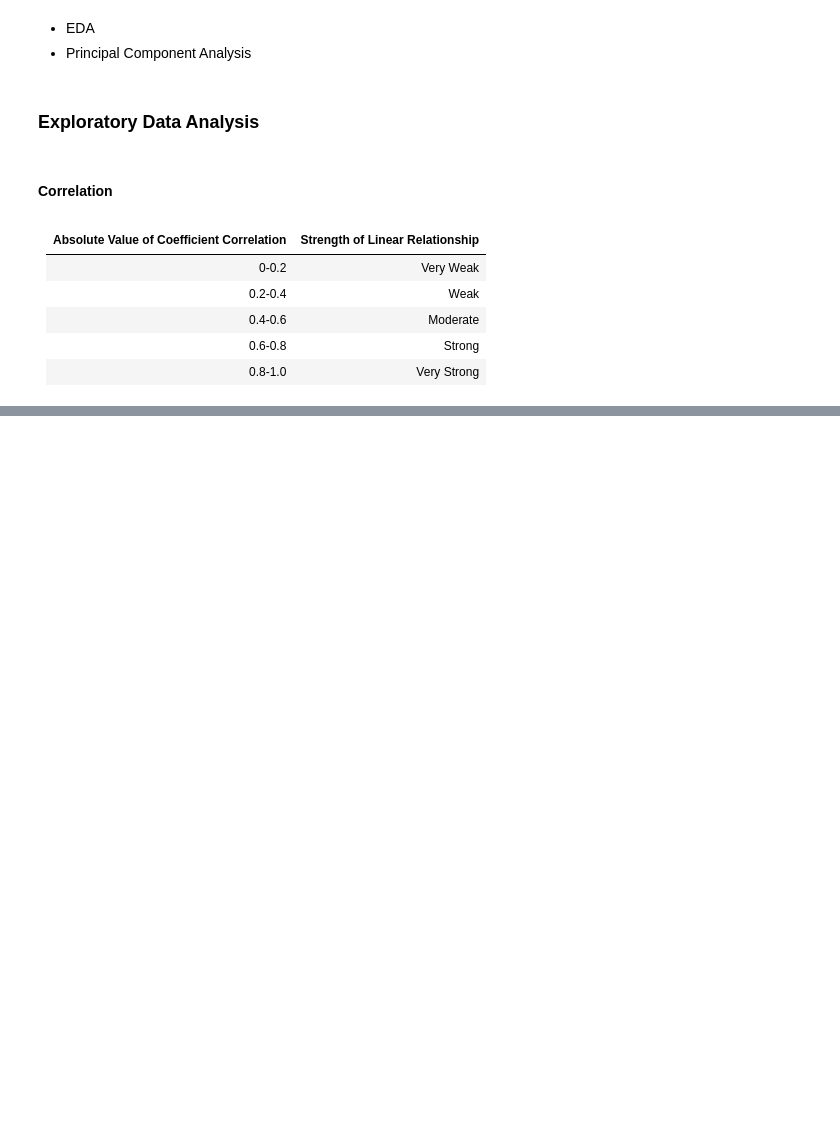
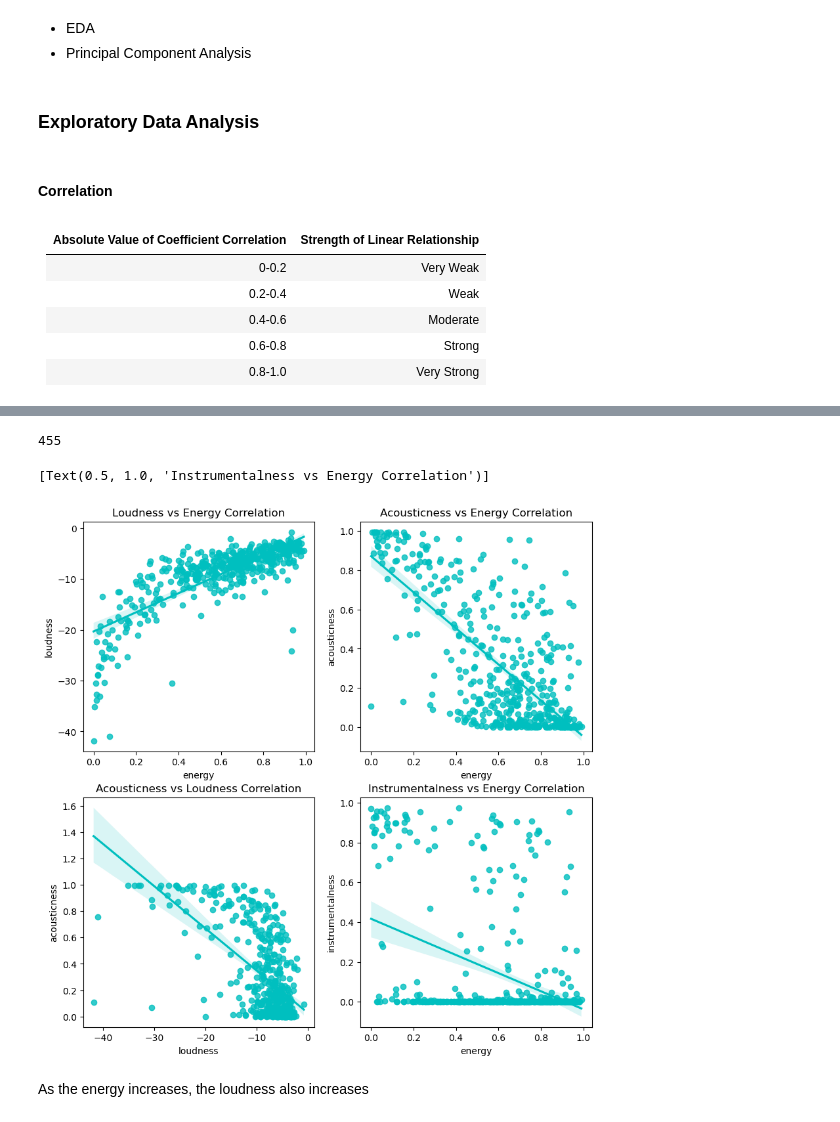
Before and after one commit to dapniii/DATA102-Spotify-Recommendation-System, a Jupyter notebook: main_project.ipynb, the cells around one changed output, grey strips where cells are left out. Saved outputs shown, nothing was run; the diff lists cells and outputs as text; code cells hidden in the pictures; blank space fills up the shorter version.

```diff
--- a/main_project.ipynb
+++ b/main_project.ipynb
@@ -502,0 +510,26 @@ Deprecated in NumPy 1.20; for more details and guidance: https://numpy.org/devdo
+# %%
+# get a sample dataframe
+sample_df=spotify_clean_df.sample(int(0.004*len(spotify_clean_df)))
+# %%
+print(len(sample_df))
+# %% [output]
+455
+# %%
+plt.figure(figsize=(10,10))
+
+plt.subplot(2,2,1)
+sns.regplot(data=sample_df, y="loudness", x="energy", color="c").set(title="Loudness vs Energy Correlation")
+
+plt.subplot(2,2,2)
+sns.regplot(data=sample_df, y="acousticness", x="energy", color="c").set(title="Acousticness vs Energy Correlation")
+
+plt.subplot(2,2,3)
+sns.regplot(data=sample_df, y="acousticness", x="loudness", color="c").set(title="Acousticness vs Loudness Correlation")
+
+plt.subplot(2,2,4)
+sns.regplot(data=sample_df, y="instrumentalness", x="energy", color="c").set(title="Instrumentalness vs Energy Correlation")
+# %% [output]
+[Text(0.5, 1.0, 'Instrumentalness vs Energy Correlation')]
+[figure, added]
+# %% [markdown]
+As the energy increases, the loudness also increases
```
Also changed, not shown: parts of 7 cells of this notebook.
